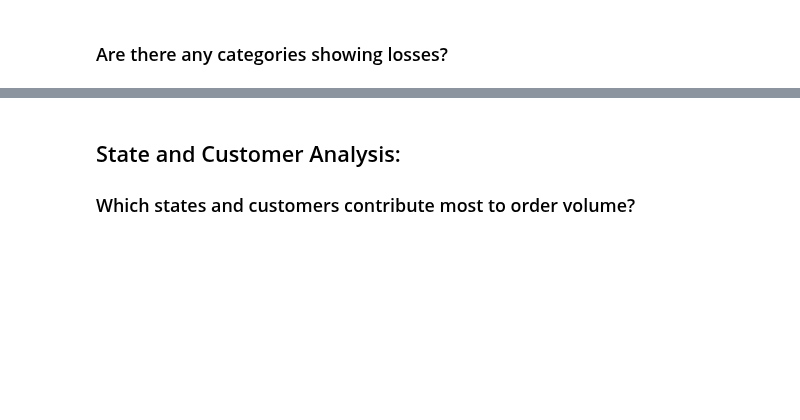
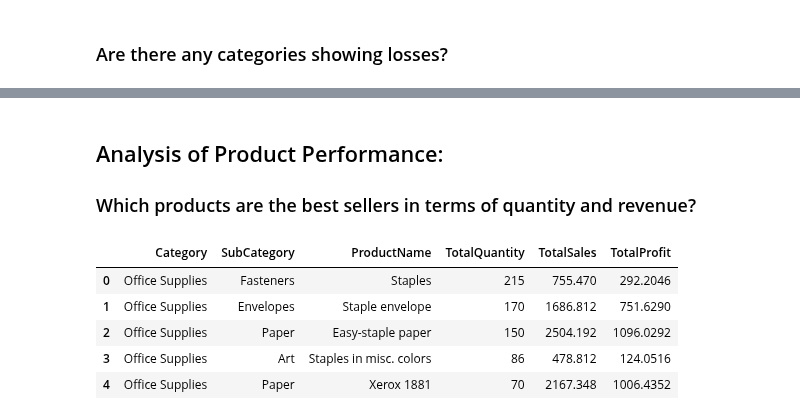
Before and after one commit to Ileeko/E-Commerce_SuperStore, a Jupyter notebook: SuperStore_EDA.ipynb, the cells around one changed output, grey strips where cells are left out. Saved outputs shown, nothing was run; the diff lists cells and outputs as text; code cells hidden in the pictures; blank space fills up the shorter version.

Commit message:
Update files, adding more charts for EDA and Creating new File for Clustering ML

```diff
--- a/SuperStore_EDA.ipynb
+++ b/SuperStore_EDA.ipynb
@@ -291,4 +339,36 @@ fig.show()
-# %% [markdown]
-## State and Customer Analysis:
-
-### Which states and customers contribute most to order volume?
+# %% [markdown]
+## Analysis of Product Performance:
+
+### Which products are the best sellers in terms of quantity and revenue?
+# %%
+products_quantity = '''
+                    SELECT
+                        c.Category, SubCategory, p.ProductName,
+                        SUM(o.Quantity)'TotalQuantity', SUM(o.Sales)'TotalSales',
+                        SUM(o.Profit)'TotalProfit'
+                    FROM Orders_details AS o
+                    JOIN Products AS p
+                    ON o.ProductId = p.ProductId
+                    JOIN Categories AS c
+                    ON p.CategoryId = c.CategoryId
+                    WHERE o.Profit > 0
+                    GROUP BY o.ProductId
+                    ORDER BY
+                        TotalQuantity DESC
+                    LIMIT 5;
+                '''
+df = sql_to_dataframe(products_quantity)
+display(df)
+
+# Create Sunburst chart
+fig = px.sunburst(df, path=['Category', 'SubCategory', 'ProductName'], values='TotalQuantity',
+                  title='5 Best Seller Products by Quantity')
+
+fig.show()
+# %% [output]
+|  | Category | SubCategory | ProductName | TotalQuantity | TotalSales | TotalProfit |
+| 0 | Office Supplies | Fasteners | Staples | 215 | 755.470 | 292.2046 |
+| 1 | Office Supplies | Envelopes | Staple envelope | 170 | 1686.812 | 751.6290 |
+| 2 | Office Supplies | Paper | Easy-staple paper | 150 | 2504.192 | 1096.0292 |
+| 3 | Office Supplies | Art | Staples in misc. colors | 86 | 478.812 | 124.0516 |
+| 4 | Office Supplies | Paper | Xerox 1881 | 70 | 2167.348 | 1006.4352 |
```
Also changed, not shown: parts of 30 cells of this notebook, 1 other file.
